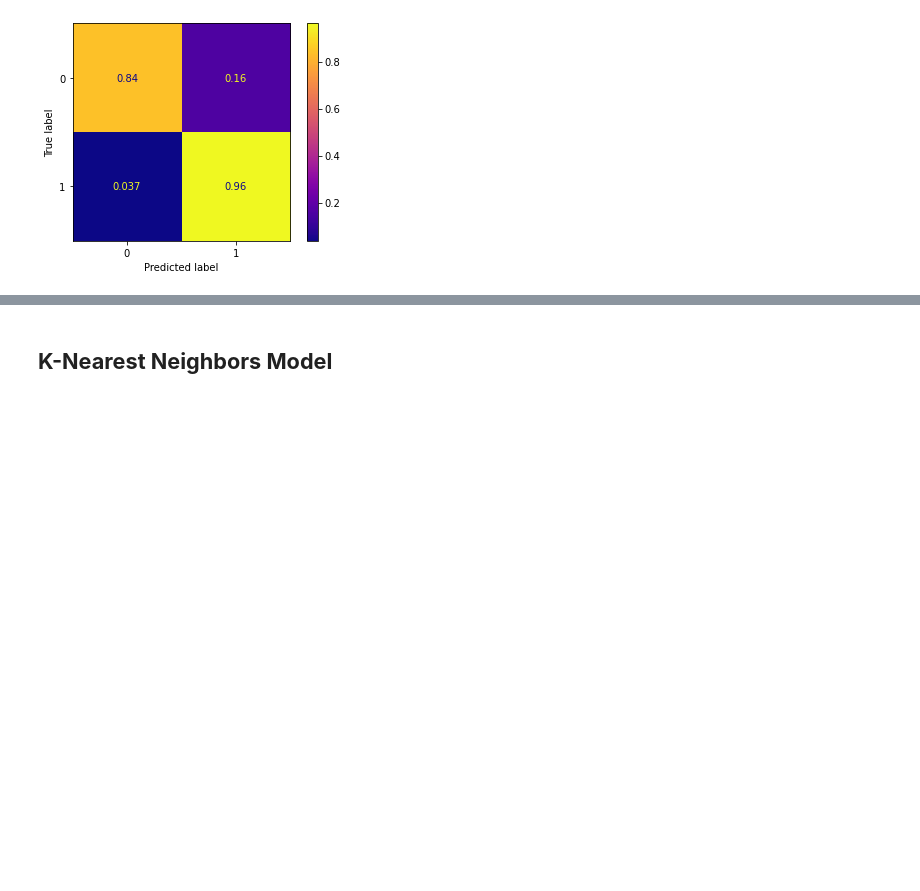
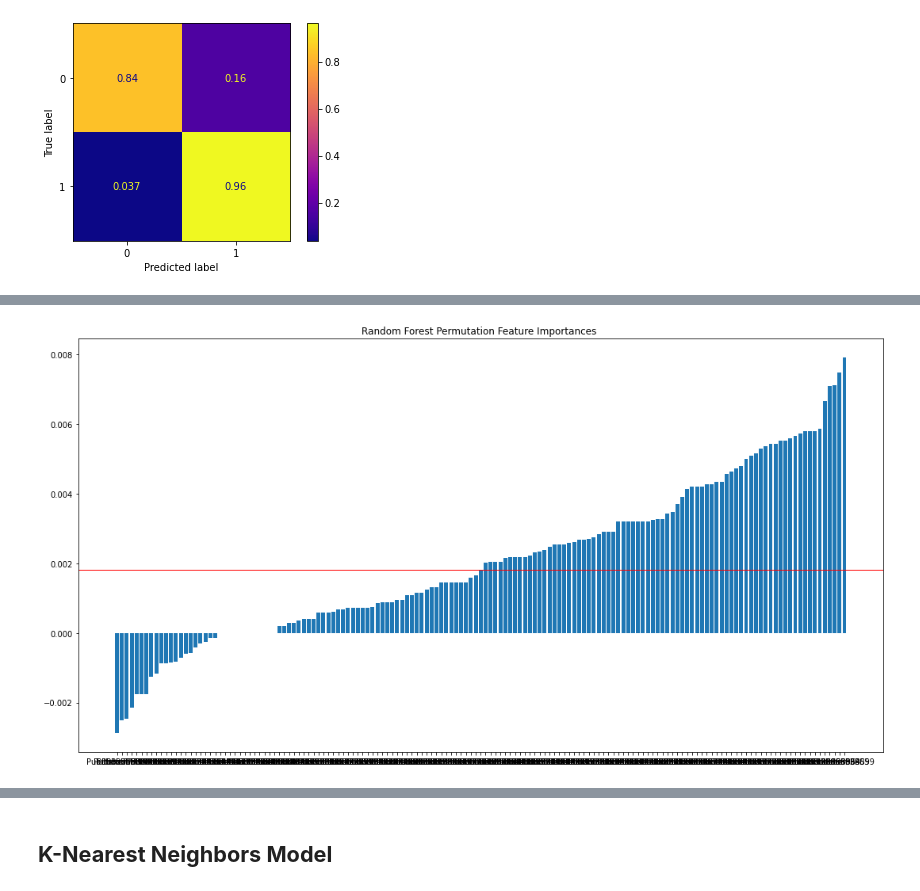
Before and after one commit to brooke57/TKR_FLT3_Drug_Discovery, a Jupyter notebook: Drug_Discovery_Modeling.ipynb, the cells around one changed output, grey strips where cells are left out. Saved outputs shown, nothing was run; the diff lists cells and outputs as text; code cells hidden in the pictures; blank space fills up the shorter version.

```diff
--- a/Drug_Discovery_Modeling.ipynb
+++ b/Drug_Discovery_Modeling.ipynb
@@ -357,2 +372,6 @@ evaluate(rand_output, X_tr, y_tr, X_te, y_te)
+# %%
+pfi_df = pd.DataFrame(res.importances_mean[sorted_index], columns = ['Feature Importance'])
+# %%
+pfi_df.set_index(X_hold.columns[sorted_index], inplace=True)
 # %%
-feat = pd.DataFrame(first_ran.feature_importances_, columns=['Feature Importance'], index=X_tr.columns).sort_values(by=['Feature Importance'], ascending=False)
+pfi_df.sort_values(by = 'Feature Importance', ascending=False, inplace = True)
@@ -375,0 +406,15 @@ Draw.MolToImage(mol)
+# %%
+pfi_df_median = pfi_df.describe().loc['50%'][0]
+# %%
+fig, ax = plt.subplots(figsize=(15,8))
+
+x_ticks = np.arange(0, len(pfi_df.index))
+ax.bar(x_ticks, res.importances_mean[sorted_index])
+ax.set_xticks(x_ticks)
+ax.set_xticklabels(pfi_df.index)
+ax.set_title("Random Forest Permutation Feature Importances ")
+plt.axhline(y=pfi_df_median ,linewidth=1, color='r')
+fig.tight_layout()
+plt.show()
+# %% [output]
+[figure, added]
```
Also changed, not shown: parts of 37 cells of this notebook.
